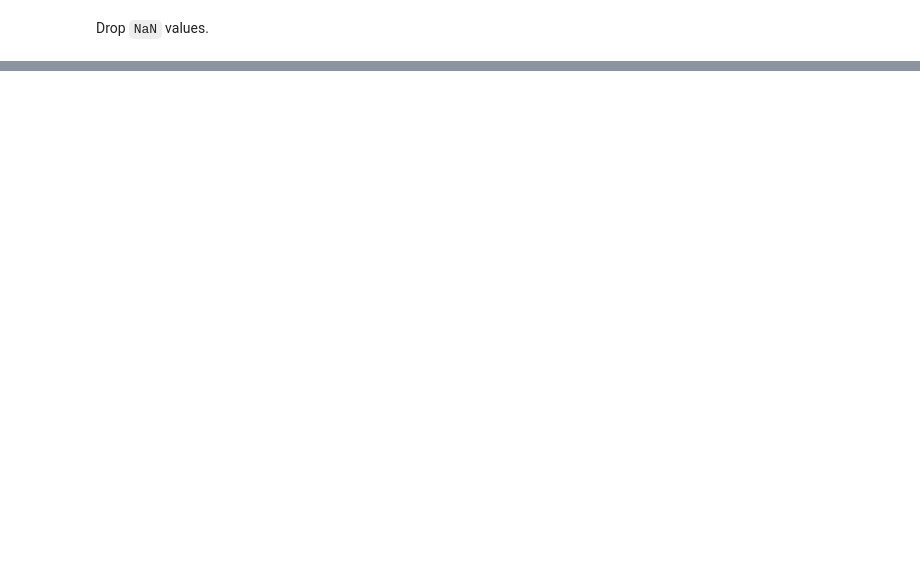
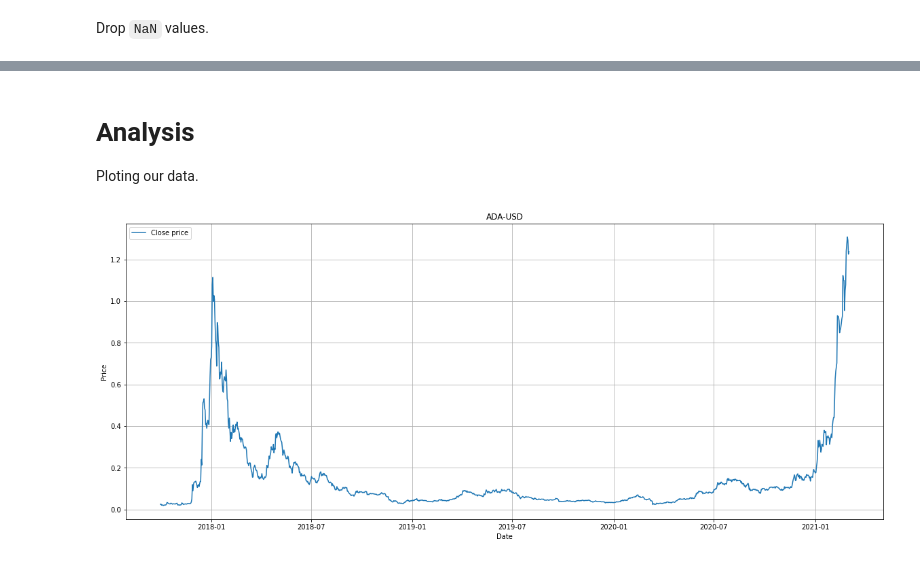
Before and after one commit to reibek/progn-semestral-work, a Jupyter notebook: Progonstics_Semestral_work.ipynb, the cells around one changed output, grey strips where cells are left out. Cells and saved outputs as stored; diff of their text form; code cells hidden in the pictures; blank space fills up the shorter version.

```diff
--- a/Progonstics_Semestral_work.ipynb
+++ b/Progonstics_Semestral_work.ipynb
@@ -68,0 +272,14 @@ plt.show()
+# %% [markdown]
+# Analysis
+
+Ploting our data.
+# %%
+rcParams['figure.figsize'] = 20, 8
+
+plot_data(x=dataset.Date,
+          y=[(dataset.Close, 'Close price')],
+          x_label='Date',
+          y_label='Price',
+          fig_title='ADA-USD')
+# %% [output]
+[figure, added]
```
Also changed, not shown: parts of 18 cells of this notebook.
